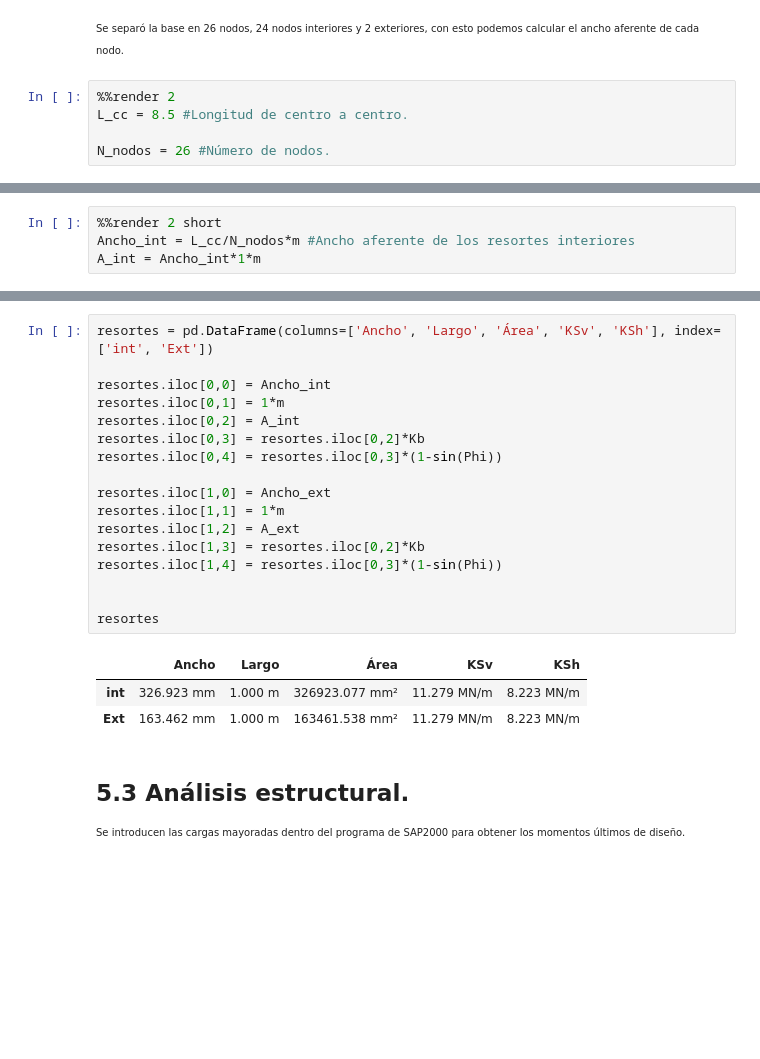
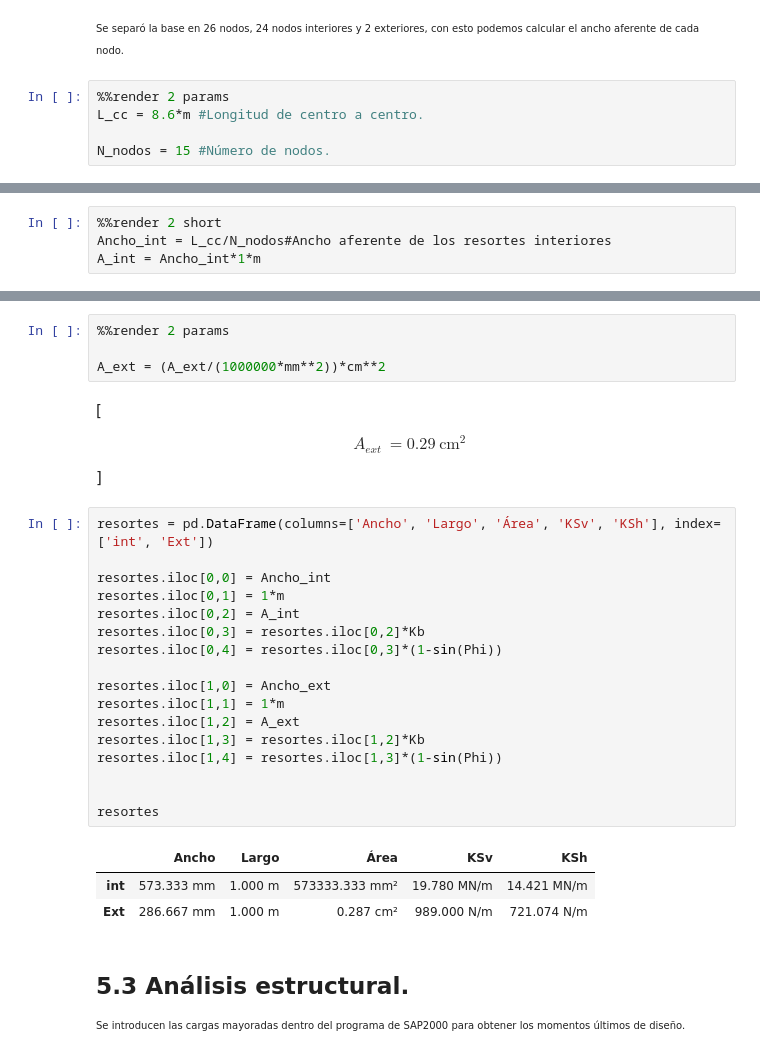
Before and after one commit to Saumeth/Boxculvert, a Jupyter notebook: Code/boxculvert.ipynb, the cells around one changed output, grey strips where cells are left out. Cells and saved outputs as stored; diff of their text form; blank space fills up the shorter version.

```diff
--- a/Code/boxculvert.ipynb
+++ b/Code/boxculvert.ipynb
@@ -751,10 +774,10 @@ Phi
 </body>
 </html>
 # %%
-%%render 2
-L_cc = 8.5 #Longitud de centro a centro.
+%%render 2 params
+L_cc = 8.6*m #Longitud de centro a centro.
 
-N_nodos = 26 #Número de nodos.
+N_nodos = 15 #Número de nodos.
 # %% [output]
 \[
 \begin{aligned}
@@ -765,7 +787,7 @@ N_{nodos} &= 26 \; \;\textrm{(Número de nodos.)}
 \]
 # %%
 %%render 2 short
-Ancho_int = L_cc/N_nodos*m #Ancho aferente de los resortes interiores
+Ancho_int = L_cc/N_nodos#Ancho aferente de los resortes interiores
 A_int = Ancho_int*1*m
 # %% [output]
 \[
@@ -790,24 +819,34 @@ A_{ext} &= \mathrm{Ancho}_{ext} \cdot 1 \cdot m  = 163.46\ \mathrm{mm} \cdot 1 \
+# %%
+%%render 2 params
+
+A_ext = (A_ext/(1000000*mm**2))*cm**2
+# %% [output]
+\[
+\begin{aligned}
+A_{ext} &= 0.29\ \mathrm{cm}^{2} \;
+\end{aligned}
+\]
 # %%
 resortes = pd.DataFrame(columns=['Ancho', 'Largo', 'Área', 'KSv', 'KSh'], index=['int', 'Ext'])
 
 resortes.iloc[0,0] = Ancho_int
 resortes.iloc[0,1] = 1*m
 resortes.iloc[0,2] = A_int
 resortes.iloc[0,3] = resortes.iloc[0,2]*Kb
 resortes.iloc[0,4] = resortes.iloc[0,3]*(1-sin(Phi))
 
 resortes.iloc[1,0] = Ancho_ext
 resortes.iloc[1,1] = 1*m
 resortes.iloc[1,2] = A_ext
-resortes.iloc[1,3] = resortes.iloc[0,2]*Kb
-resortes.iloc[1,4] = resortes.iloc[0,3]*(1-sin(Phi))
+resortes.iloc[1,3] = resortes.iloc[1,2]*Kb
+resortes.iloc[1,4] = resortes.iloc[1,3]*(1-sin(Phi))
 
 
 resortes
 # %% [output]
 |  | Ancho | Largo | Área | KSv | KSh |
-| int | 326.923 mm | 1.000 m | 326923.077 mm² | 11.279 MN/m | 8.223 MN/m |
-| Ext | 163.462 mm | 1.000 m | 163461.538 mm² | 11.279 MN/m | 8.223 MN/m |
+| int | 573.333 mm | 1.000 m | 573333.333 mm² | 19.780 MN/m | 14.421 MN/m |
+| Ext | 286.667 mm | 1.000 m | 0.287 cm² | 989.000 N/m | 721.074 N/m |
 # %% [markdown]
 <html>
 <body>
```
Also changed, not shown: parts of 304 cells of this notebook, 2 other files.
